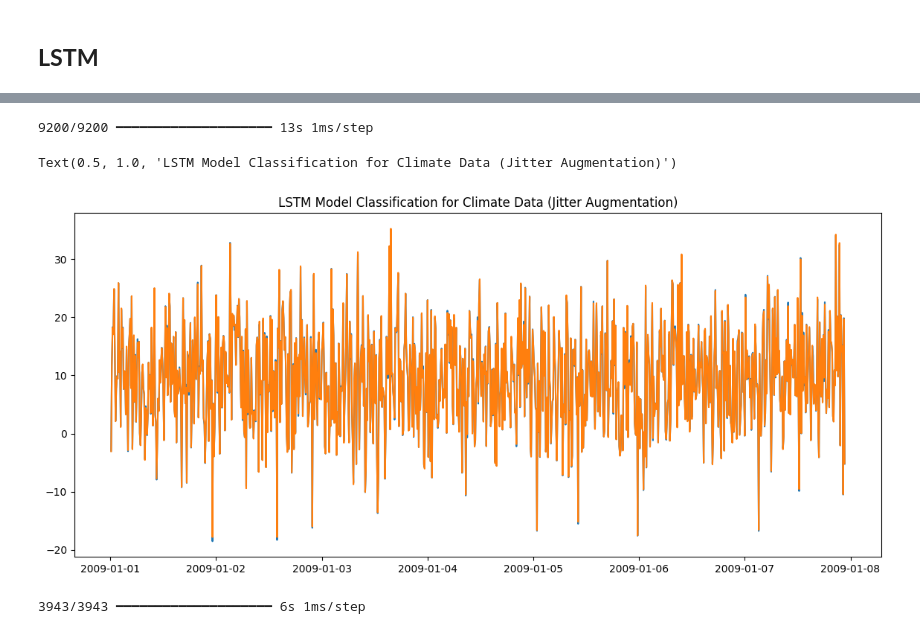
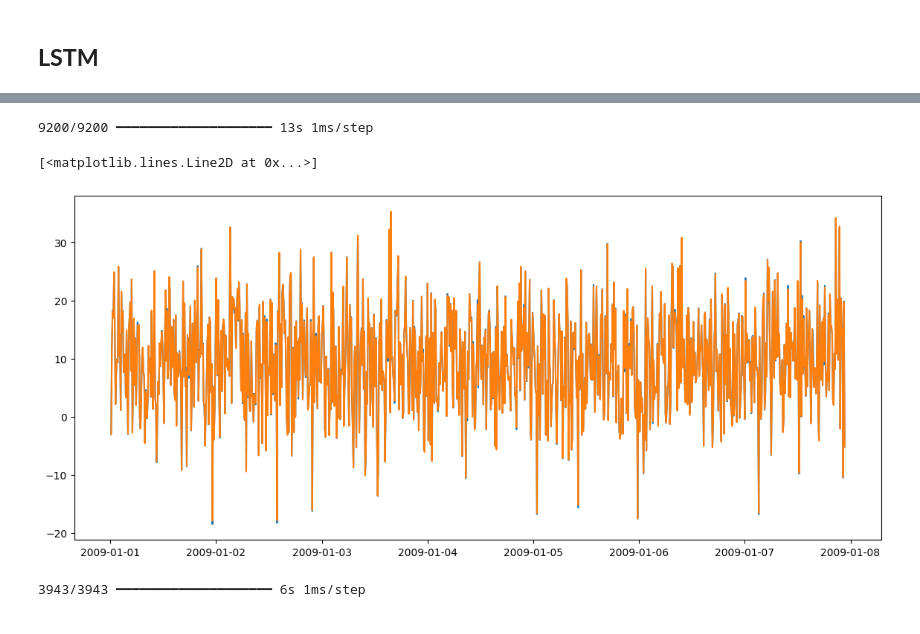
Before and after one commit to avokhuese/Ensemble-Stacking, a Jupyter notebook: Jitter_Augmentation.ipynb, the cells around one changed output, grey strips where cells are left out. Saved outputs shown, nothing was run; the diff lists cells and outputs as text; code cells hidden in the pictures.

```diff
--- a/Jitter_Augmentation.ipynb
+++ b/Jitter_Augmentation.ipynb
@@ -161,15 +164,14 @@ plt.show()
 # %%
 train_predictions_lstm=model.predict(X_train).flatten()
 train_results = pd.DataFrame(data={'Train Predictions': train_predictions_lstm, 'Actuals': y_train})
 train_results.index=temp.head(294382).index
 plt.figure(figsize=(14, 6))
 plt.plot(train_results.head(1000)['Train Predictions'])
 plt.plot(train_results.head(1000)['Actuals'])
-plt.title('LSTM Model Classification for Climate Data (Jitter Augmentation)')
 # %% [output]
 9200/9200 ━━━━━━━━━━━━━━━━━━━━ 13s 1ms/step
-Text(0.5, 1.0, 'LSTM Model Classification for Climate Data (Jitter Augmentation)')
+[<matplotlib.lines.Line2D at 0x...>]
-[figure, old version]
+[figure, new version]
 # %%
 test_predictions_lstm=model.predict(X_test).flatten()
 test_results = pd.DataFrame(data={'Test Predictions': test_predictions_lstm, 'Actuals': y_test})
```
Also changed, not shown: parts of 36 cells of this notebook, 3 other files.
